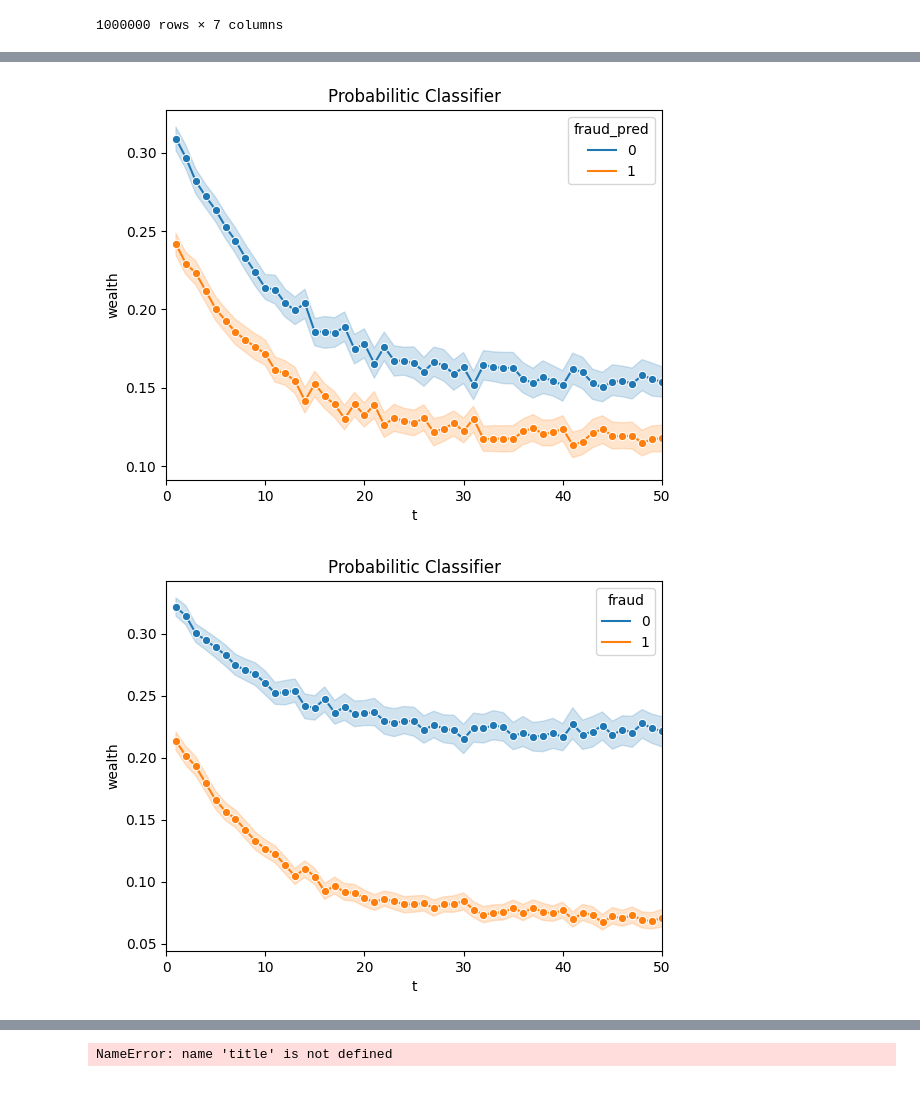
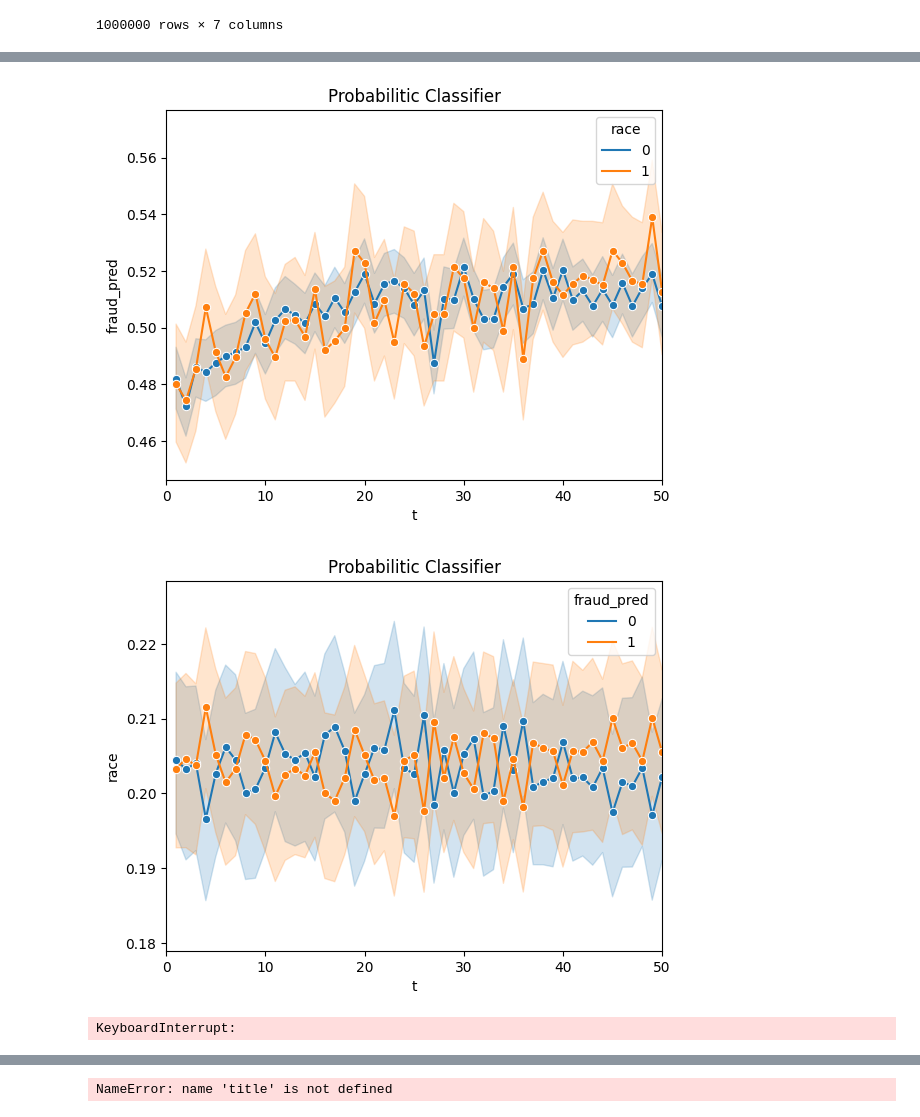
Before and after one commit to Le-Ty/abm_dm_impact, a Jupyter notebook: basic/notebooks/expi_fraud_clf.ipynb, the cells around one changed output, grey strips where cells are left out. Drawn from its saved outputs; the diff is of its cells as text; code cells hidden in the pictures.

Commit message:
further analysis of fraud_pred_clf

```diff
--- a/basic/notebooks/expi_fraud_clf.ipynb
+++ b/basic/notebooks/expi_fraud_clf.ipynb
@@ -335,27 +337,20 @@ df_b
 # %%
-viz(df_b, df_b.index.get_level_values('t'), df_b['wealth'], abs(df_b['misclassifications']), title = 'Misclassification of probabilistic classifier ') #, df_baseline['convicted'])
+viz(df_b, df_b.index.get_level_values('t'), df_b['wealth'], abs(df_b['misclassifications']), title = 'Misclassification of Probabilistic Classifier ') #, df_baseline['convicted'])
 
-viz(df_b, df_b.index.get_level_values('t'), df_b['wealth'], df_b['fraud_pred'], title= 'Probabilitic Classifier') #, df_baseline['convicted'])
+viz(df_b, df_b.index.get_level_values('t'), df_b['fraud_pred'], df_b['race'], title= 'Probabilitic Classifier') #, df_baseline['convicted'])
+
+viz(df_b, df_b.index.get_level_values('t'), df_b['race'], df_b['fraud_pred'], title= 'Probabilitic Classifier') #, df_baseline['convicted'])
+
 
 viz(df_b, df_b.index.get_level_values('t'), df_b['wealth'], df_b['fraud'],title= 'Probabilitic Classifier') #, df_baseline['convicted'])
 
 viz2(df_b, df_b.index.get_level_values('t'), df_b['wealth'])
 viz2(df_b, df_b.index.get_level_values('t'), df_b['fraud'])
 viz2(df_b, df_b.index.get_level_values('t'), df_b['fraud_pred'])
-# fig, ax = plt.subplots()
 
-# sns.violinplot(ax = ax,
-#                 data = df_b,
-#                 x = df_b.index.get_level_values('t'),
-#                 y = df_b['wealth'])
-
-# # plt.ylim(0,0.2)
-# plt.xlim(0,10)
-# # plt.title(title)
-
-# plt.show()
 # viz(df_baseline, df_baseline.index.get_level_values('t'), abs(df_baseline['fraud'] - df_baseline['fraud_pred']), df_baseline['race'])#, df_baseline['fraud'])
 # %% [output]
 [figure]
-[figure, old version]
+[figure, new version]
-[figure, old version]
+[figure, new version]
+KeyboardInterrupt:
```
Also changed, not shown: parts of 5 cells of this notebook.
